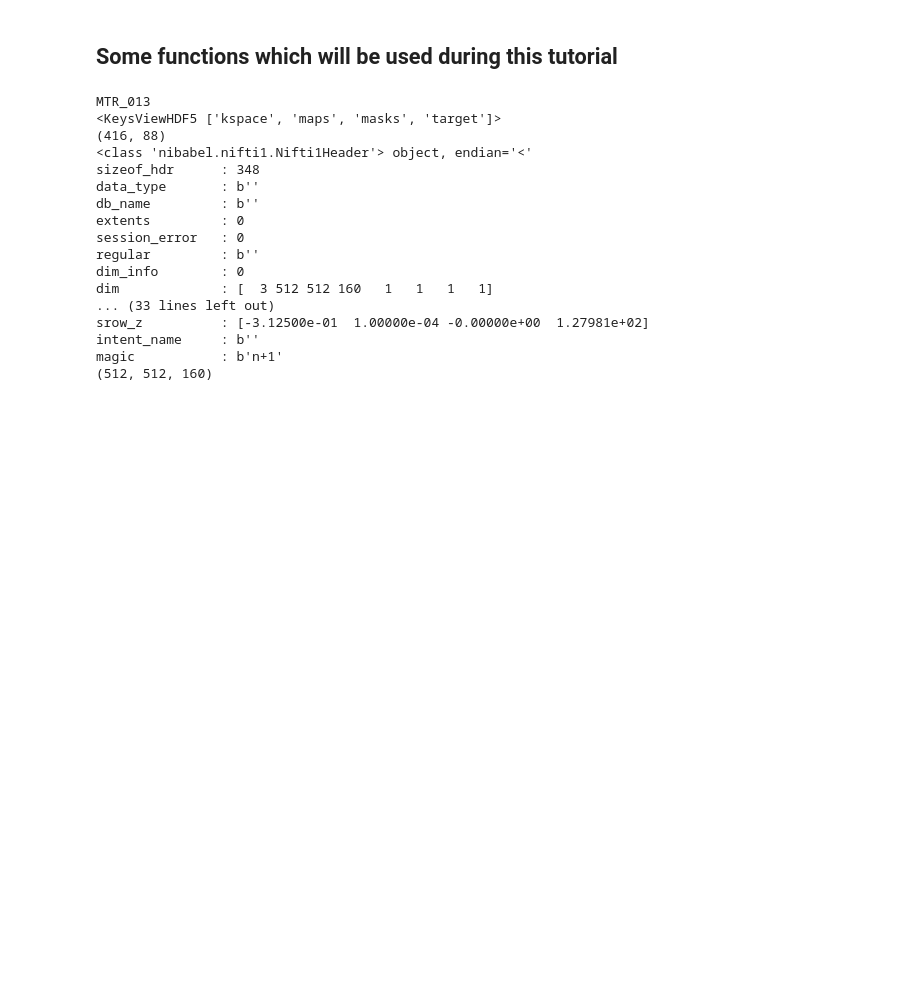
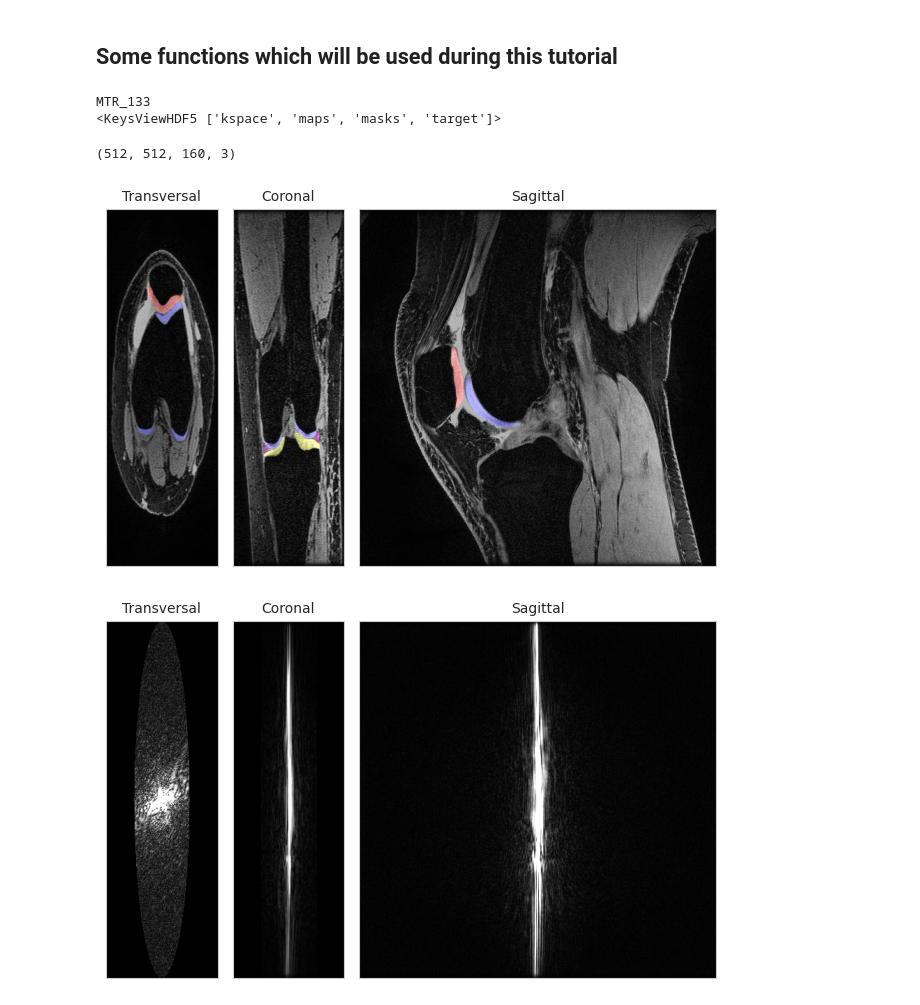
Before and after one commit to TimPaquaij/atommic, a Jupyter notebook: projects/MTL/rs/SKMTEA/visualize_preprocssing.ipynb, the cells around one changed output. Drawn from its saved outputs; the diff is of its cells as text; code cells hidden in the pictures; blank space fills up the shorter version.

```diff
--- a/projects/MTL/rs/SKMTEA/visualize_preprocssing.ipynb
+++ b/projects/MTL/rs/SKMTEA/visualize_preprocssing.ipynb
@@ -273,42 +269,21 @@ recon_file = Path(dataset_dir) / "files_recon_calib-24/"
 
 seg_file = Path(dataset_dir)  / str("segmentation_masks/raw-data-track/")
 
-patient_id = 'MTR_013' #meta_data['MTR_ID'][60]
+patient_id = 'MTR_133' #meta_data['MTR_ID'][60]
 print(patient_id)
 meta_data = meta_data[meta_data['MTR_ID']==patient_id]
-# with h5py.File('/data/projects/utwente/recon/SKM-TEA_small/v1-release/files_recon_calib-24/MTR_135.h5', "r") as f:
-#     print(f.keys())
-#     kspace_small= f["kspace"][:, :, :, :, :]  # Shape: (x, ky, kz, #echos, #coils)
-#     maps_small = f["maps"][:, :, :, :, :]      # Shape: (x, ky, kz, #coils, #maps) - maps are the same for both echos
-#
-with h5py.File('/data/projects/recon/data/public/multitask/skm-tea/v1-release/files_recon_calib-24/MTR_135.h5', "r") as f:
+
+with h5py.File(str(recon_file)+"/"+patient_id+".h5", "r") as f:
     print(f.keys())
     kspace_org= f["kspace"][:, :, :, :, :]  # Shape: (x, ky, kz, #echos, #coils)
-    maps_org = f["maps"][:, :, :, :, :]      # Shape: (x, ky, kz, #coils, #maps) - maps are the same for both echos
-    mask = f["masks"]["poisson_4.0x"]
-    print(mask.shape)
-#
-segmentation_one_org = nib.load('/data/projects/recon/data/public/multitask/skm-tea/v1-release/segmentation_masks/raw-data-track/MTR_013.nii.gz')
-print(segmentation_one_org.header)
-print(segmentation_one_org.get_fdata().shape)
-#segmentation_one = categorical_to_one_hot(segmentation,channel_dim=-1)
-#segmentation_one_org = collect_mask(segmentation_one, (0, 1, (2, 3), (4, 5)), out_channel_first=False)
-crop_scale = [1,1,1] #Option to crop
+    maps_org= f["maps"][:, :, :, :, :]      # Shape: (x, ky, kz, #coils, #maps) - maps are the same for both echos
+    mask_org = f["masks"]["poisson_4.0x"][()]
+    scan_org = f["target"][()]
+segmentation_org = nib.load(str(seg_file)+"/"+patient_id+'.nii.gz')
+segmentation_one = categorical_to_one_hot(segmentation_org.get_fdata(),channel_dim=-1)
+segmentation_one_org = collect_mask(segmentation_one, (0, 1, (2, 3), (4, 5)), out_channel_first=False)
+
+crop_scale = [0.5,0.5,0.5] #Option to crop
 # %% [output]
-MTR_013
+MTR_133
 <KeysViewHDF5 ['kspace', 'maps', 'masks', 'target']>
-(416, 88)
-<class 'nibabel.nifti1.Nifti1Header'> object, endian='<'
-sizeof_hdr      : 348
-data_type       : b''
-db_name         : b''
-extents         : 0
-session_error   : 0
-regular         : b''
-dim_info        : 0
-dim             : [  3 512 512 160   1   1   1   1]
-... (33 lines left out)
-srow_z          : [-3.12500e-01  1.00000e-04 -0.00000e+00  1.27981e+02]
-intent_name     : b''
-magic           : b'n+1'
-(512, 512, 160)
@@ -316,0 +290,16 @@ kspace = torch.fft.fft(torch.fft.ifftshift(torch.as_tensor(kspace_org),dim=0), d
+# %%
+
+seg_colorized = label2rgb(one_hot_to_categorical(segmentation_one_org[:,:,:],channel_dim=-1), bg_label=0)
+print(seg_colorized.shape)
+fig, axs = plt.subplots(1, 3, gridspec_kw={'width_ratios': [1, 1,3.2]})
+plot_images([get_scaled_image(np.abs(scan_org)[256,:,:,0,0], 0.99, clip=True),get_scaled_image(np.abs(scan_org)[:,256,:,0,0], 0.99, clip=True),get_scaled_image(np.abs(scan_org)[:,:,80,0,0], 0.99, clip=True)],axs=axs,titles=['Transversal',"Coronal","Sagittal"],fontsize =10,overlay=[seg_colorized[256,:,:],seg_colorized[:,256,:],seg_colorized[:,:,80]])
+fig.tight_layout()
+fig.savefig('/scratch/tmpaquaij/Figures/Spatial_orientation_segmentation.png')
+fig, axs = plt.subplots(1, 3, gridspec_kw={'width_ratios': [1, 1,3.2]})
+plot_images([get_scaled_image(np.abs(kspace_org)[256,:,:,0,0], 0.99, clip=True),get_scaled_image(np.abs(kspace_org)[:,256,:,0,0], 0.99, clip=True),get_scaled_image(np.abs(kspace_org)[:,:,80,0,0], 0.99, clip=True)],axs=axs,titles=['Transversal',"Coronal","Sagittal"],fontsize =10)
+fig.tight_layout()
+fig.savefig('/scratch/tmpaquaij/Figures/Spatial_orientation_kspace.png')
+# %% [output]
+(512, 512, 160, 3)
+[figure, added]
+[figure, added]
```
Also changed, not shown: parts of 18 cells of this notebook, 15 other files.
